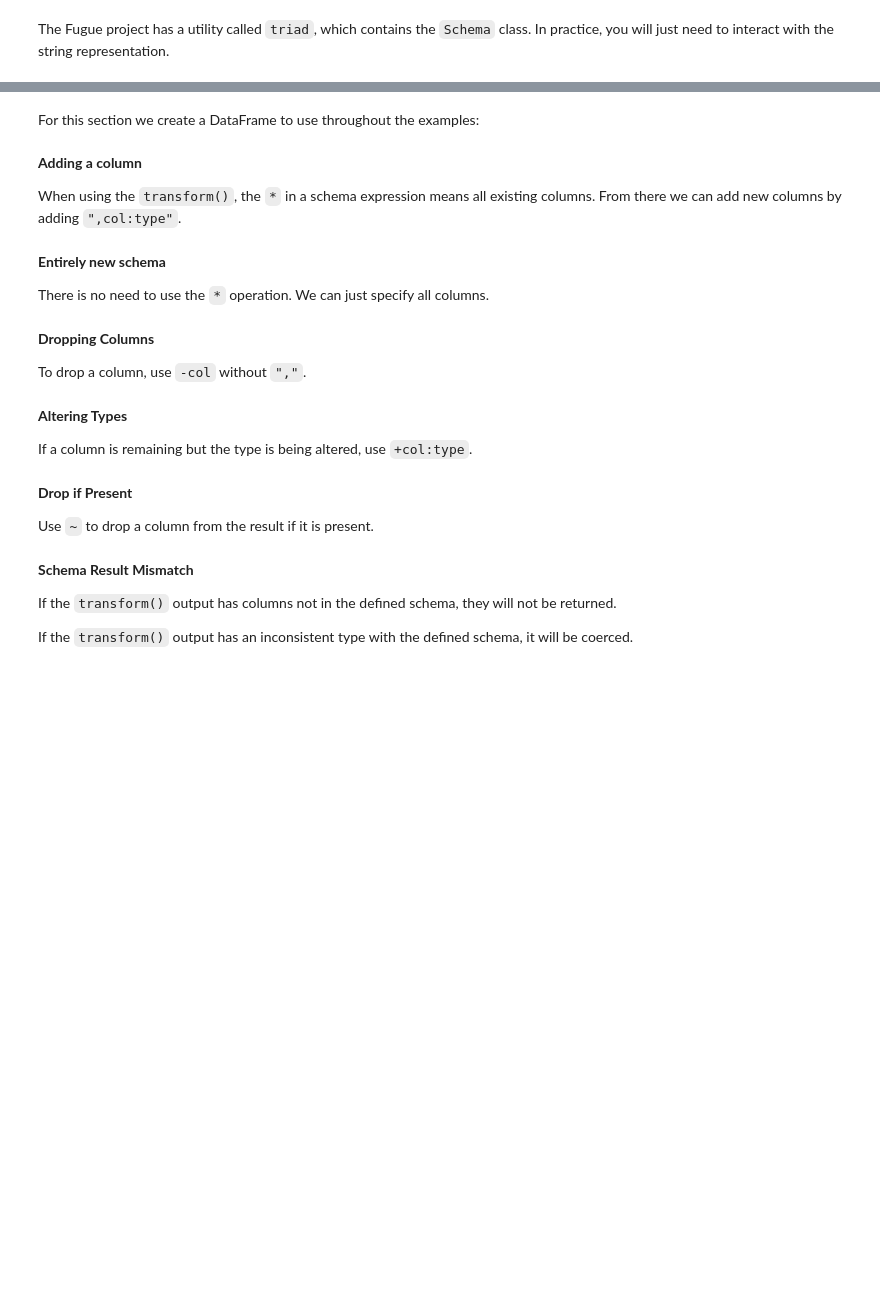
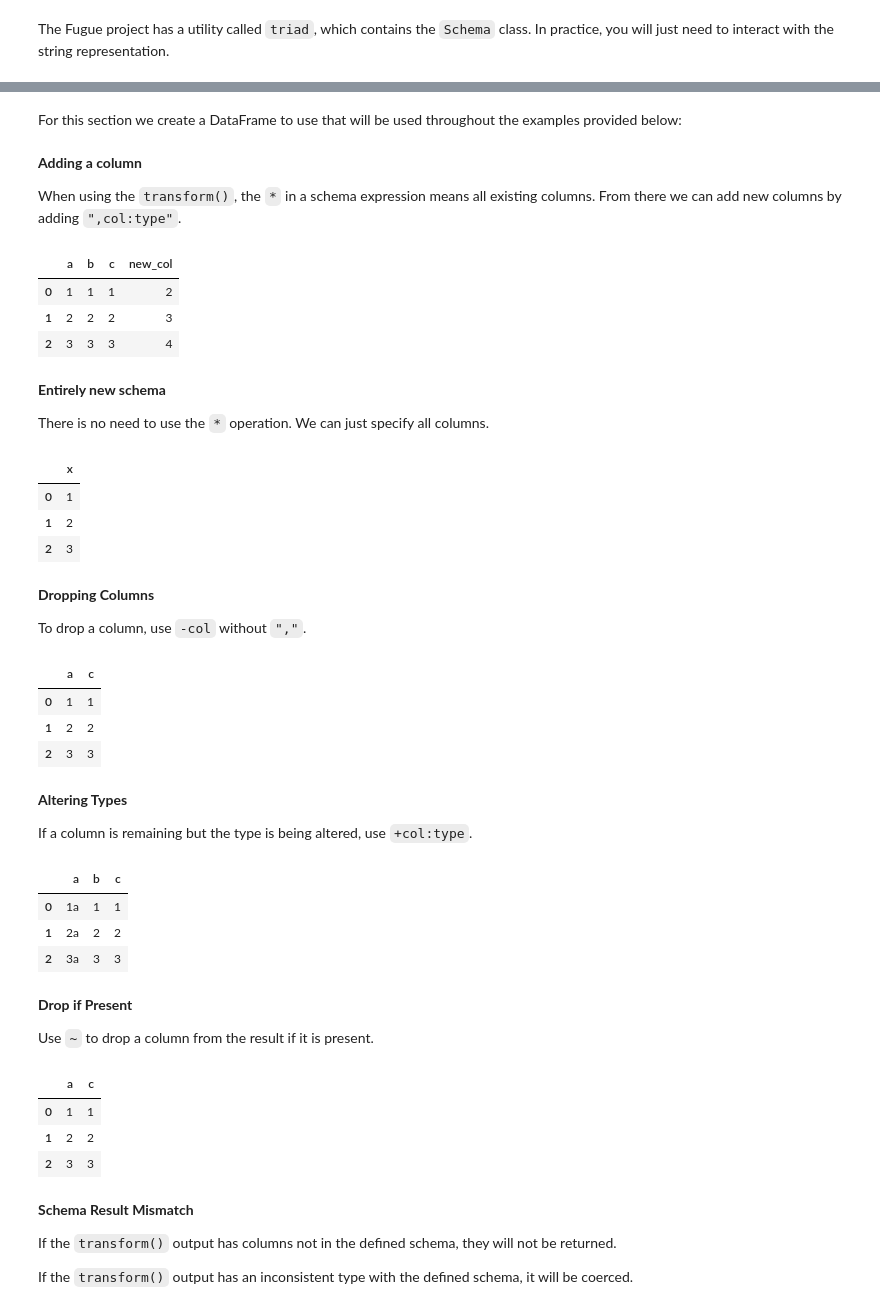
Before and after one commit to fugue-project/tutorials, a Jupyter notebook: tutorials/ten_minutes.ipynb, the cells around one changed output, grey strips where cells are left out. Drawn from its saved outputs; the diff is of its cells as text; code cells hidden in the pictures; blank space fills up the shorter version.

Commit message:
finished review of 10 minutes section

```diff
--- a/tutorials/ten_minutes.ipynb
+++ b/tutorials/ten_minutes.ipynb
@@ -427,5 +453,5 @@ s == "a:int,b:str"
 # %% [markdown]
-For this section we create a DataFrame to use throughout the examples:
+For this section we create a DataFrame to use that will be used throughout the examples provided below:
 # %%
 df = pd.DataFrame({"a": [1,2,3], "b": [1,2,3], "c": [1,2,3]})
 # %% [markdown]
@@ -434,45 +460,105 @@ df = pd.DataFrame({"a": [1,2,3], "b": [1,2,3], "c": [1,2,3]})
 When using the `transform()`, the `*` in a schema expression means all existing columns. From there we can add new columns by adding `",col:type"`.
 # %%
 def add_col(df: pd.DataFrame) -> pd.DataFrame:
+    """
+    Function that creates a column with a value of column a + 1.
+    """
     return df.assign(new_col=df["a"] + 1)
 
-transform(df, add_col, schema="*,new_col:int")
+transform(
+    df=df,
+    using=add_col,
+    schema="*,new_col:int"
+    )
+# %% [output]
+|  | a | b | c | new_col |
+| 0 | 1 | 1 | 1 | 2 |
+| 1 | 2 | 2 | 2 | 3 |
+| 2 | 3 | 3 | 3 | 4 |
 # %% [markdown]
 **Entirely new schema**
 
 There is no need to use the `*` operation. We can just specify all columns.
 # %%
 def new_df(df: pd.DataFrame) -> pd.DataFrame:
+    """
+    Function that creates a new DataFrame.
+    """
     return pd.DataFrame({"x": [1,2,3]})
 
-transform(df, new_df, schema="x:int")
+transform(
+    df=df,
+    using=new_df,
+    schema="x:int"
+    )
+# %% [output]
+|  | x |
+| 0 | 1 |
+| 1 | 2 |
+| 2 | 3 |
 # %% [markdown]
 **Dropping Columns**
 
 To drop a column, use `-col` without `","`.
 # %%
 def drop_col(df: pd.DataFrame) -> pd.DataFrame:
+    """
+    A function used to drop a column labelled 'b'.
+    """
     return df.drop("b", axis=1)
 
-transform(df, drop_col, schema="*-b")
+transform(
+    df=df,
+    using=drop_col,
+    schema="*-b"
+    )
+# %% [output]
+|  | a | c |
+| 0 | 1 | 1 |
+| 1 | 2 | 2 |
+| 2 | 3 | 3 |
 # %% [markdown]
 **Altering Types**
 
 If a column is remaining but the type is being altered, use `+col:type`.
 # %%
 def alter_col(df: pd.DataFrame) -> pd.DataFrame:
+    """
+    Function that changes column a to string.
+    """
     return df.assign(a=df['a'].astype("str")+"a")
 
-transform(df, alter_col, schema="*+a:str")
+transform(
+    df=df,
+    using=alter_col,
+    schema="*+a:str"
+    )
+# %% [output]
+|  | a | b | c |
+| 0 | 1a | 1 | 1 |
+| 1 | 2a | 2 | 2 |
+| 2 | 3a | 3 | 3 |
 # %% [markdown]
 **Drop if Present**
 
 Use `~` to drop a column from the result if it is present.
 # %%
 def no_op(df: pd.DataFrame) -> pd.DataFrame:
+    """
+    A function that returns its input.
+    """
     return df
 
-transform(df, no_op, schema="*~b")
+transform(
+    df=df,
+    using=no_op,
+    schema="*~b"
+    )
+# %% [output]
+|  | a | c |
+| 0 | 1 | 1 |
+| 1 | 2 | 2 |
+| 2 | 3 | 3 |
 # %% [markdown]
 **Schema Result Mismatch**
 
```
Also changed, not shown: parts of 9 cells of this notebook.
